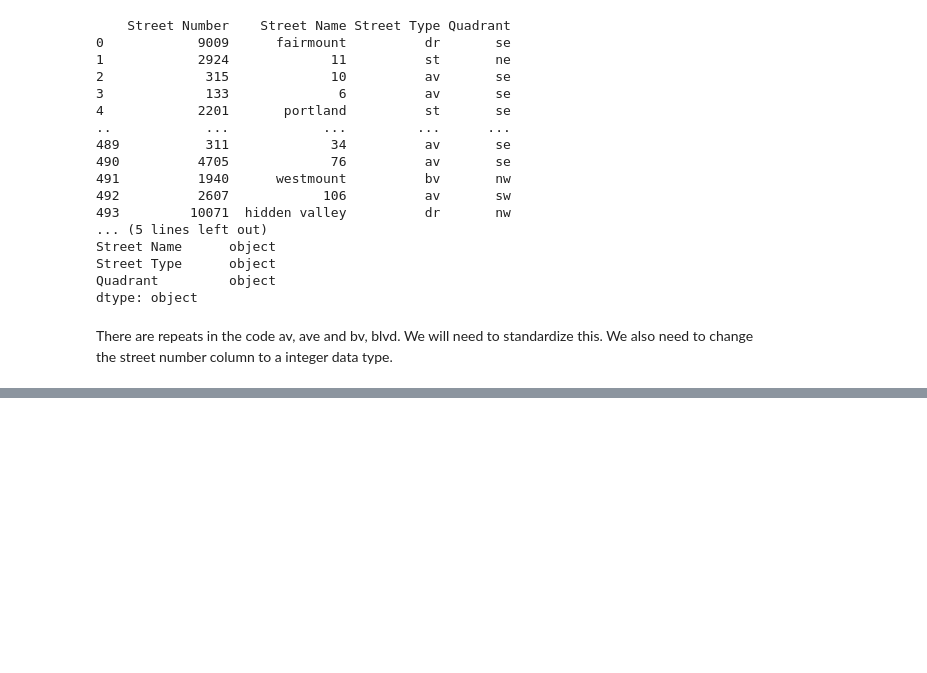
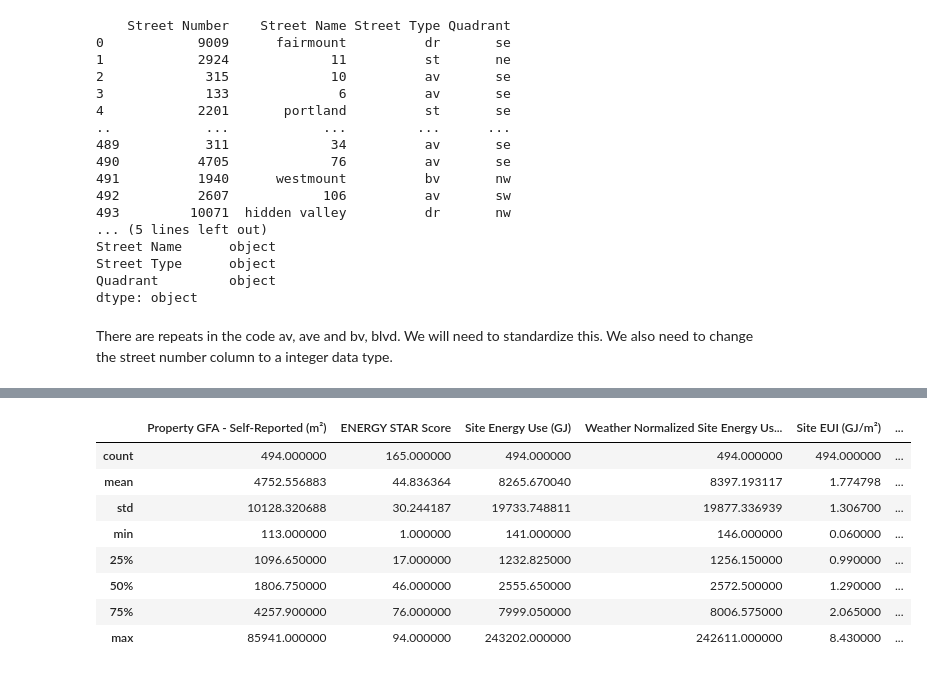
Before and after one commit to Ravin-J/Assignment-4, a Jupyter notebook: HW 4.ipynb, the cells around one changed output, grey strips where cells are left out. Saved outputs shown, nothing was run; the diff lists cells and outputs as text; code cells hidden in the pictures; blank space fills up the shorter version.

```diff
--- a/HW 4.ipynb
+++ b/HW 4.ipynb
@@ -367,6 +367,8 @@ final_df = df[['Street Number', 'Street Name', 'Street Type Normalized', 'Quadra
 
 #will use loc method to get enforce the data types, and to standardize the capitalization
 def enforce_data_types(df):
+    ''' Function will take in te df columns and return a dataframe with normalized data types and capitalized street types and quadrants
+    '''
     df.loc[:, 'Street Number'] = pd.to_numeric(df['Street Number'], errors='coerce').astype('Int64') #allow for the conversion to integers
     df.loc[:, 'Street Name'] = df['Street Name'].astype(str).str.upper() #change all street names to capitals
     df.loc[:, 'Street Type Normalized'] = df['Street Type Normalized'].astype(str).str.upper() #change all street types to capitals
@@ -382,6 +384,18 @@ final_df = enforce_data_types(final_df)
 
 #print the dataframe
 print(final_df)
+
+#append the dataframe data as a single line into the original data frame, print it out to make sure it is there.
+df['Address Clean'] = final_df.apply(lambda row: f"{row['Street Number']} {row['Street Name']} {row['Street Type Normalized']} {row['Quadrant']}", axis=1)
+
+
+#refine the propery name colun
+
+df['Property Name'] = df['Property Name'].str.replace(r'[^\w\s]','', regex = True)
+
+
+# display the orignal df with the new column
+print(df)
 # %% [output]
      Street Number    Street Name Street Type Normalized Quadrant
 0             9009      FAIRMOUNT                  DRIVE       SE
@@ -399,0 +440,16 @@ print(final_df)
+# %%
+##2.1 Statistical Summary
+#we are only going to use the float columns the integer columns, yeaer ending, number of buildings, year built and property id dont matter to us
+# we care more about the emissions data and eneregy use.
+
+df.select_dtypes(include=['float64']).describe()
+# %% [output]
+|  | Property GFA - Self-Reported (m²) | ENERGY STAR Score | Site Energy Use (GJ) | Weather Normalized Site Energy Us... | Site EUI (GJ/m²) | ... |
+| count | 494.000000 | 165.000000 | 494.000000 | 494.000000 | 494.000000 | ... |
+| mean | 4752.556883 | 44.836364 | 8265.670040 | 8397.193117 | 1.774798 | ... |
+| std | 10128.320688 | 30.244187 | 19733.748811 | 19877.336939 | 1.306700 | ... |
+| min | 113.000000 | 1.000000 | 141.000000 | 146.000000 | 0.060000 | ... |
+| 25% | 1096.650000 | 17.000000 | 1232.825000 | 1256.150000 | 0.990000 | ... |
+| 50% | 1806.750000 | 46.000000 | 2555.650000 | 2572.500000 | 1.290000 | ... |
+| 75% | 4257.900000 | 76.000000 | 7999.050000 | 8006.575000 | 2.065000 | ... |
+| max | 85941.000000 | 94.000000 | 243202.000000 | 242611.000000 | 8.430000 | ... |
```
Also changed, not shown: parts of 7 cells of this notebook.
